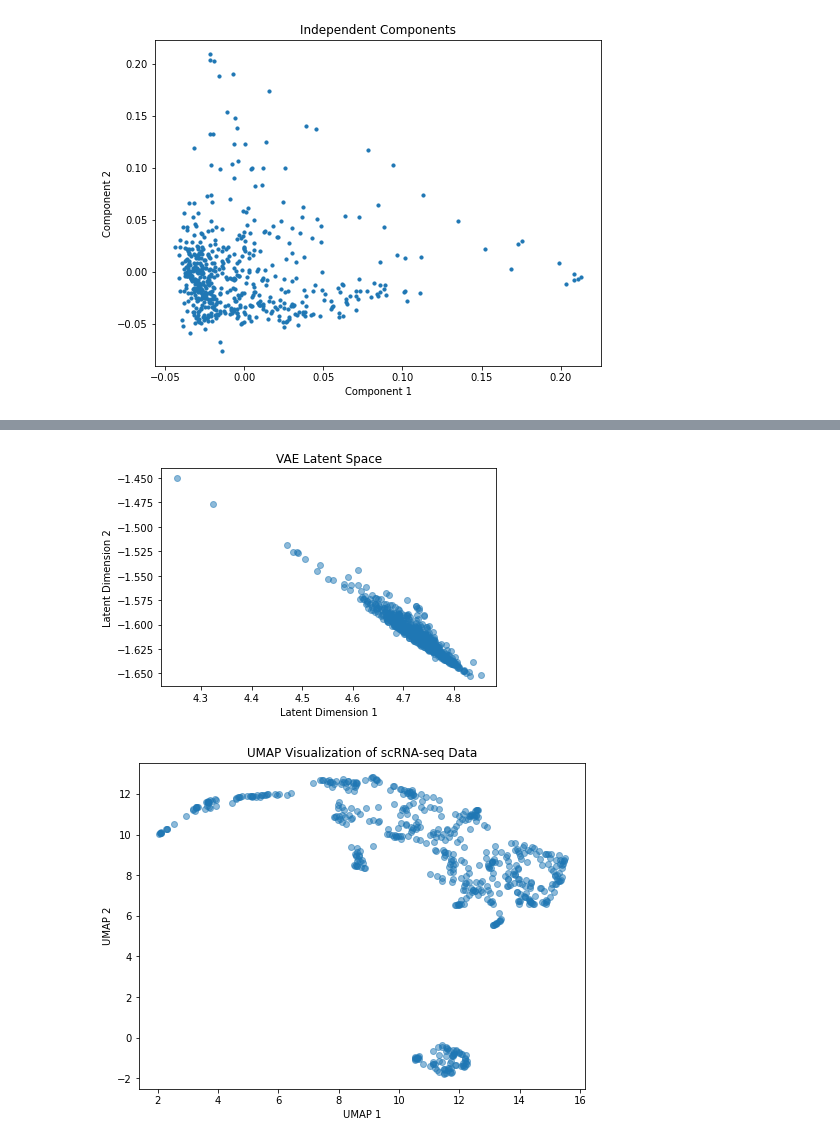
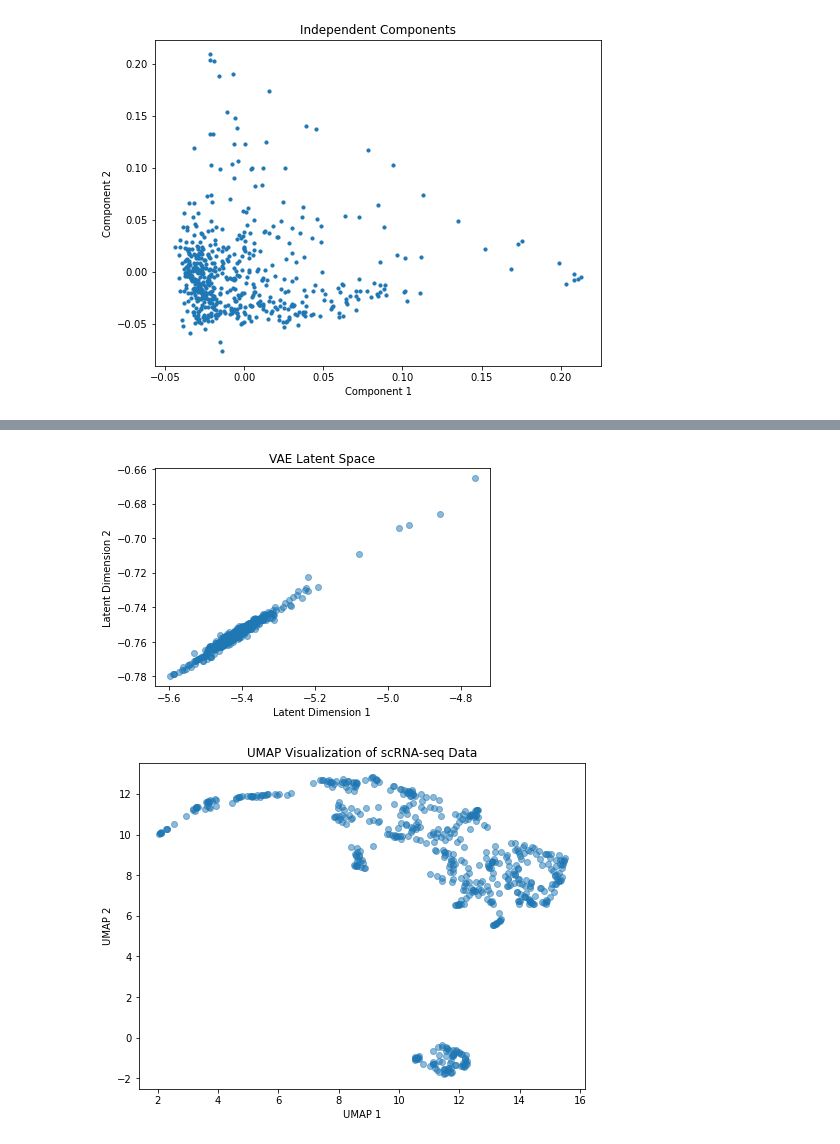
Before and after one commit to jerrywang2352/scRNA_Benchmark, a Jupyter notebook: final_repo/dimension/main.ipynb, the cells around one changed output, grey strips where cells are left out. Saved outputs shown, nothing was run; the diff lists cells and outputs as text; code cells hidden in the pictures.

```diff
--- a/final_repo/dimension/main.ipynb
+++ b/final_repo/dimension/main.ipynb
@@ -184,7 +184,7 @@ def plt_VAE(data):
     vae.compile(optimizer='adam')
 
     # Train the VAE model
-    vae.fit(expression_data, epochs=50, batch_size=32)
+    vae.fit(expression_data, epochs=20, batch_size=32)
 
     # Encode data into the latent space
     encoder = keras.Model(encoder_inputs, z_mean)
@@ -218,4 +218,4 @@ Epoch 50/50
-[figure, old version]
+[figure, new version]
 # %%
 def plt_umap(data):
   selected_columns = data
```
Also changed, not shown: parts of 1 cell of this notebook, 1 other file.
